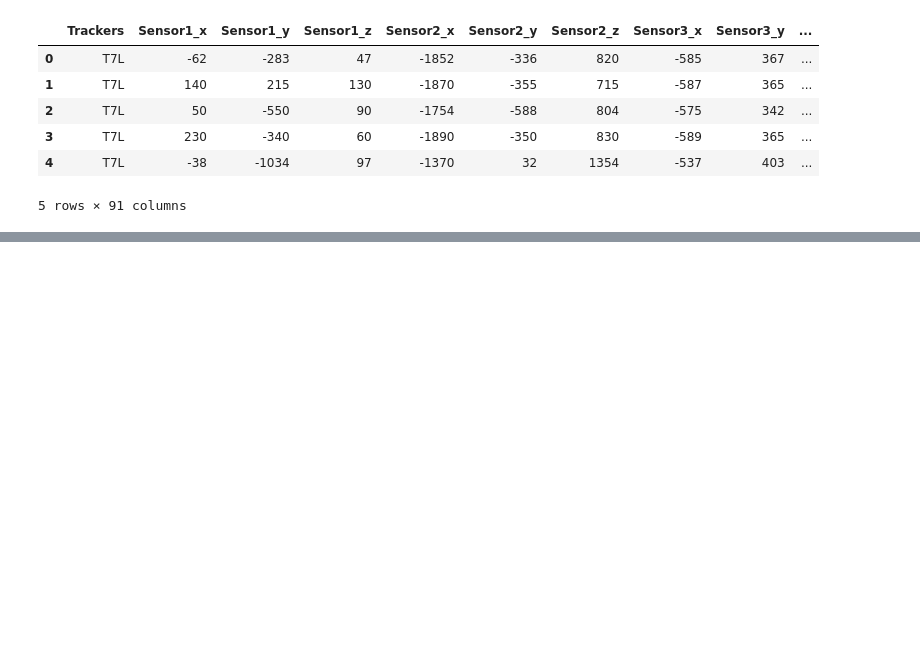
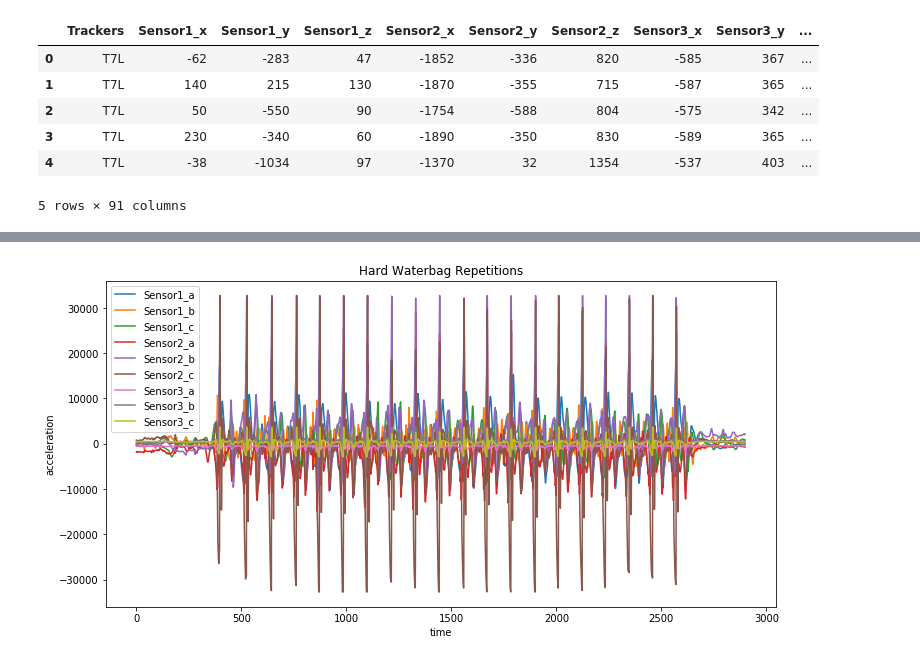
Before and after one commit to tbhanushali/OverhandFitness-Project, a Jupyter notebook: Overhand Fitness Visualization.ipynb, the cells around one changed output, grey strips where cells are left out. Saved outputs shown, nothing was run; the diff lists cells and outputs as text; code cells hidden in the pictures; blank space fills up the shorter version.

Commit message:
Dataframe with one column per sensor&direction and pre-visualization

```diff
--- a/Overhand Fitness Visualization.ipynb
+++ b/Overhand Fitness Visualization.ipynb
@@ -22,3 +22,20 @@ tabulate_data(filename)
 | 3 | T7L | 230 | -340 | 60 | -1890 | -350 | 830 | -589 | 365 | ... |
 | 4 | T7L | -38 | -1034 | 97 | -1370 | 32 | 1354 | -537 | 403 | ... |
 5 rows × 91 columns
+# %%
+#Assuming that data for sensor abc direction xyz is repeated every 9th column:
+import pandas as pd
+list_sensors=['Sensor1_a','Sensor1_b','Sensor1_c','Sensor2_a','Sensor2_b','Sensor2_c', 'Sensor3_a','Sensor3_b','Sensor3_c']
+def tabulate_data1(file):
+    f = open(filename,'rt')
+    remove_trackerName= [line.replace('T7L,', "") for line in f.readlines()]
+    file_as_list= [[token.split(',') for token in line.split(';')] for line in remove_trackerName][0]
+    file_as_list=sum([l for l in file_as_list], []) #flattens the nested list comprehension into one list
+    chunks= [file_as_list[i:i+9] for i in range(0,len(file_as_list),9)]
+    data=pd.DataFrame(chunks).apply(pd.to_numeric, errors='coerce')
+    data.columns=list_sensors
+    return data
+
+filename='./recordings+7.14+Luc/hooks_waterbag_hard_40-T7L-1531552258694.txt'
+waterbag_hard_T7L=tabulate_data1(filename)
+waterbag_hard_T7L.head()
@@ -24,0 +49,9 @@ tabulate_data(filename)
+# %%
+#Basic visualization
+import matplotlib.pyplot as plt
+%matplotlib inline
+waterbag_hard_T7L.plot(figsize=(12, 6))
+plt.xlabel('time'), plt.ylabel('acceleration'), plt.title('Hard Waterbag Repetitions')
+plt.show()
+# %% [output]
+[figure, added]
```
Also changed, not shown: parts of 2 cells of this notebook.
